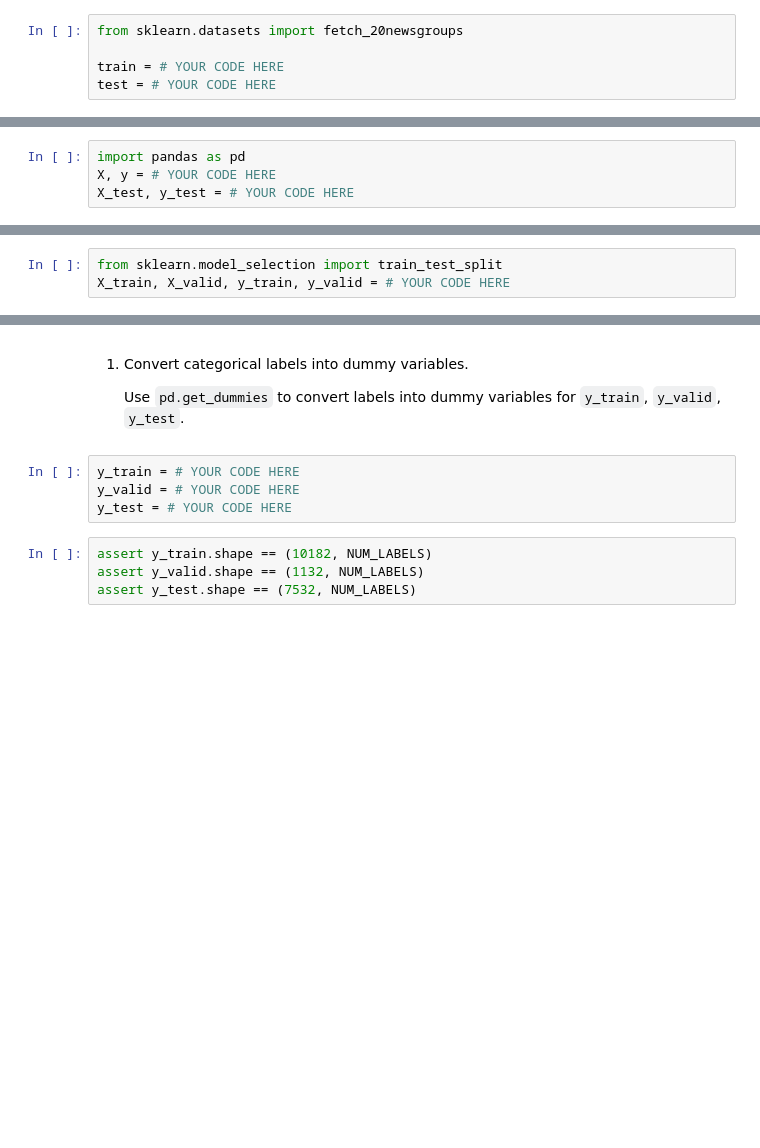
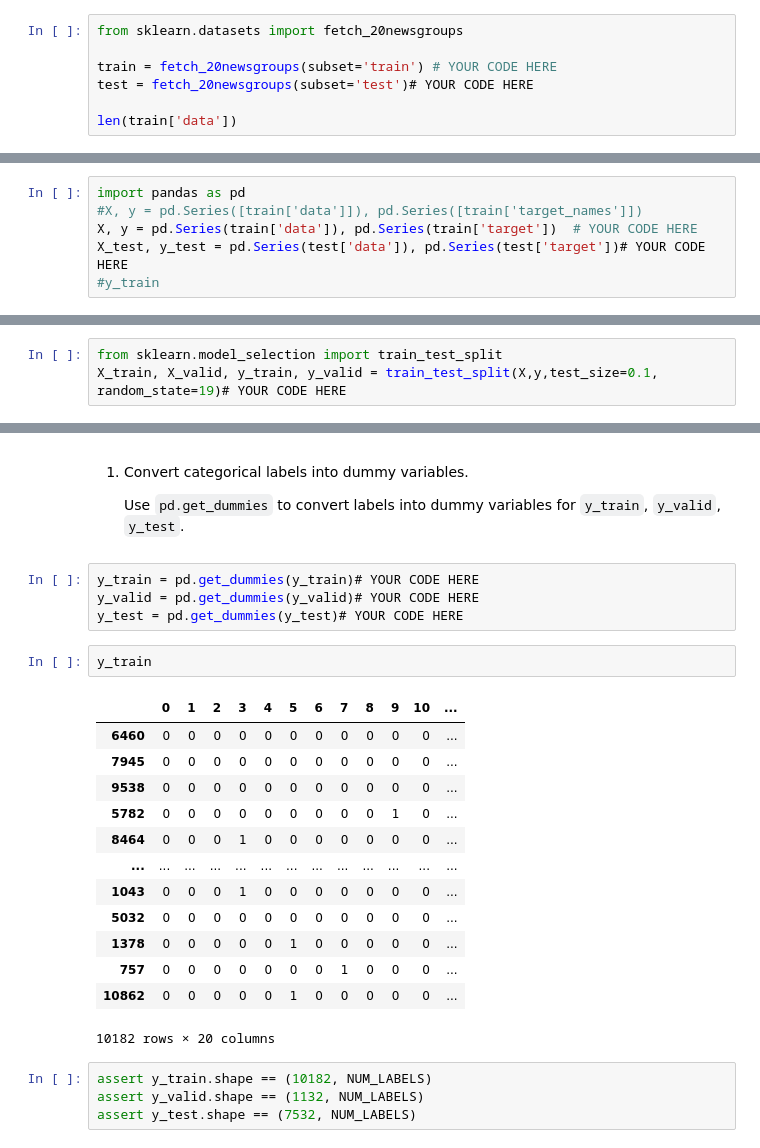
Before and after one commit to sireeshgit/naive-addition, a Jupyter notebook: assignments/week-10-transformers/nb/news-article-classification.ipynb, the cells around one changed output, grey strips where cells are left out. Saved outputs shown, nothing was run; the diff lists cells and outputs as text; blank space fills up the shorter version.

```diff
--- a/assignments/week-10-transformers/nb/news-article-classification.ipynb
+++ b/assignments/week-10-transformers/nb/news-article-classification.ipynb
@@ -29,5 +29,7 @@ NUM_LABELS = 20
 # %%
 from sklearn.datasets import fetch_20newsgroups
 
-train = # YOUR CODE HERE
-test = # YOUR CODE HERE
+train = fetch_20newsgroups(subset='train') # YOUR CODE HERE
+test = fetch_20newsgroups(subset='test')# YOUR CODE HERE
+
+len(train['data'])
@@ -41,13 +45,15 @@ test = # YOUR CODE HERE
     There are four keys in each data set and we need "data" (the text) and "target" (the category). Extract the "data" and create a `pd.Series` named `X`; and extract the "target" and create a `pd.Series` named `y`. Do the same for the `test` data set, named `X_test` and `y_test`, respectively.
 # %%
 import pandas as pd
-X, y = # YOUR CODE HERE
-X_test, y_test = # YOUR CODE HERE
+#X, y = pd.Series([train['data']]), pd.Series([train['target_names']])
+X, y = pd.Series(train['data']), pd.Series(train['target'])  # YOUR CODE HERE
+X_test, y_test = pd.Series(test['data']), pd.Series(test['target'])# YOUR CODE HERE
+#y_train
 # %% [markdown]
 Now split `X` and `y` into training and validation sets. Use `train_test_split` from `sklearn.model_selection` to split the data; save 10% of the data for validation and set the random state to 19.
 # %%
 from sklearn.model_selection import train_test_split
-X_train, X_valid, y_train, y_valid = # YOUR CODE HERE
+X_train, X_valid, y_train, y_valid = train_test_split(X,y,test_size=0.1, random_state=19)# YOUR CODE HERE
 # %%
 assert y_train.shape == (10182,)
 assert y_valid.shape == (1132,)
@@ -57,9 +63,25 @@ assert y_test.shape == (7532,)
 
     Use `pd.get_dummies` to convert labels into dummy variables for `y_train`, `y_valid`, `y_test`.
 # %%
-y_train = # YOUR CODE HERE
-y_valid = # YOUR CODE HERE
-y_test = # YOUR CODE HERE
+y_train = pd.get_dummies(y_train)# YOUR CODE HERE
+y_valid = pd.get_dummies(y_valid)# YOUR CODE HERE
+y_test = pd.get_dummies(y_test)# YOUR CODE HERE
+# %%
+y_train
+# %% [output]
+|  | 0 | 1 | 2 | 3 | 4 | 5 | 6 | 7 | 8 | 9 | 10 | ... |
+| 6460 | 0 | 0 | 0 | 0 | 0 | 0 | 0 | 0 | 0 | 0 | 0 | ... |
+| 7945 | 0 | 0 | 0 | 0 | 0 | 0 | 0 | 0 | 0 | 0 | 0 | ... |
+| 9538 | 0 | 0 | 0 | 0 | 0 | 0 | 0 | 0 | 0 | 0 | 0 | ... |
+| 5782 | 0 | 0 | 0 | 0 | 0 | 0 | 0 | 0 | 0 | 1 | 0 | ... |
+| 8464 | 0 | 0 | 0 | 1 | 0 | 0 | 0 | 0 | 0 | 0 | 0 | ... |
+| ... | ... | ... | ... | ... | ... | ... | ... | ... | ... | ... | ... | ... |
+| 1043 | 0 | 0 | 0 | 1 | 0 | 0 | 0 | 0 | 0 | 0 | 0 | ... |
+| 5032 | 0 | 0 | 0 | 0 | 0 | 0 | 0 | 0 | 0 | 0 | 0 | ... |
+| 1378 | 0 | 0 | 0 | 0 | 0 | 1 | 0 | 0 | 0 | 0 | 0 | ... |
+| 757 | 0 | 0 | 0 | 0 | 0 | 0 | 0 | 1 | 0 | 0 | 0 | ... |
+| 10862 | 0 | 0 | 0 | 0 | 0 | 1 | 0 | 0 | 0 | 0 | 0 | ... |
+10182 rows × 20 columns
 # %%
 assert y_train.shape == (10182, NUM_LABELS)
 assert y_valid.shape == (1132, NUM_LABELS)
```
Also changed, not shown: parts of 17 cells of this notebook.
